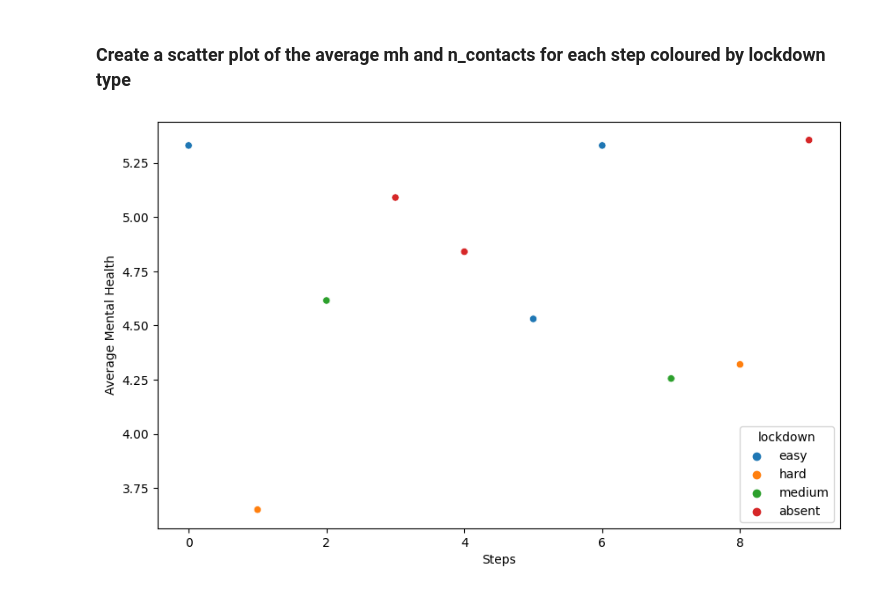
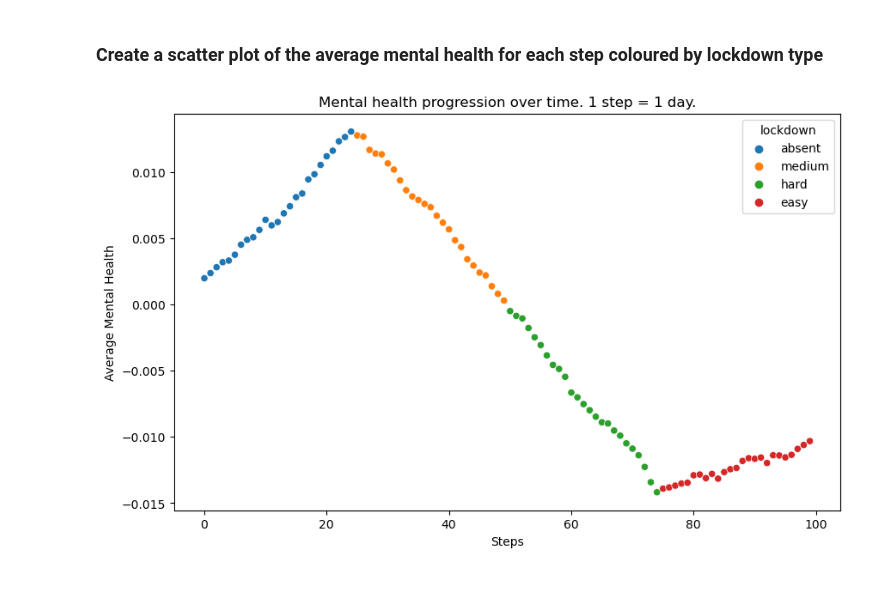
Before and after one commit to covid19ABM/comma, a Jupyter notebook: notebooks/tutorial.ipynb, the cells around one changed output. Drawn from its saved outputs; the diff is of its cells as text; code cells hidden in the pictures.

```diff
--- a/notebooks/tutorial.ipynb
+++ b/notebooks/tutorial.ipynb
@@ -66,2 +39,2 @@ model.run(steps=steps, lockdown=randomised_lockdowns, out_path="simulation_resul
 # %%
-data = pd.read_csv('simulation_results.csv')
+data = pd.read_csv('simulation_results.csv', delimiter=";", decimal=",")
@@ -79,2 +52,3 @@ display(data.head())
 # %%
-grouped_data = data.groupby('lockdown').mean()[['mh', 'n_contacts']]
+grouped_data = data.groupby(['step_id', 'lockdown']).mean().reset_index()
+grouped_data
@@ -91,10 +69,11 @@ display(grouped_data.head())
 # %% [markdown]
-### Create a scatter plot of the average mh and n_contacts for each step coloured by lockdown type
+### Create a scatter plot of the average mental health for each step coloured by lockdown type
 # %%
 plt.figure(figsize=(10, 6))
-sns.scatterplot(data=grouped_data, x='step_id', y='mh', hue='lockdown')
+sns.scatterplot(data=grouped_data, x='step_id', y='cumulative_mental_health', hue='lockdown')
 plt.xlabel('Steps')
 plt.ylabel('Average Mental Health')
+plt.title('Mental health progression over time. 1 step = 1 day.')
 plt.show()
 # %% [output]
-[figure, old version]
+[figure, new version]
```
Also changed, not shown: parts of 26 cells of this notebook, 5 other files.
